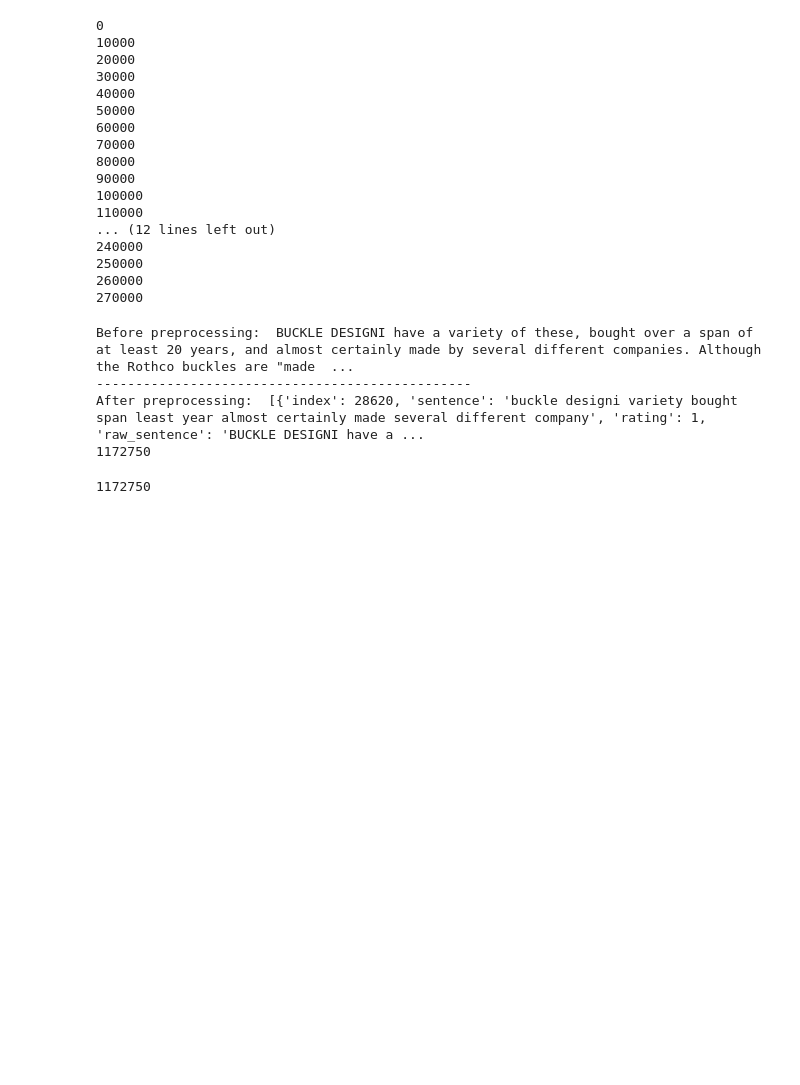
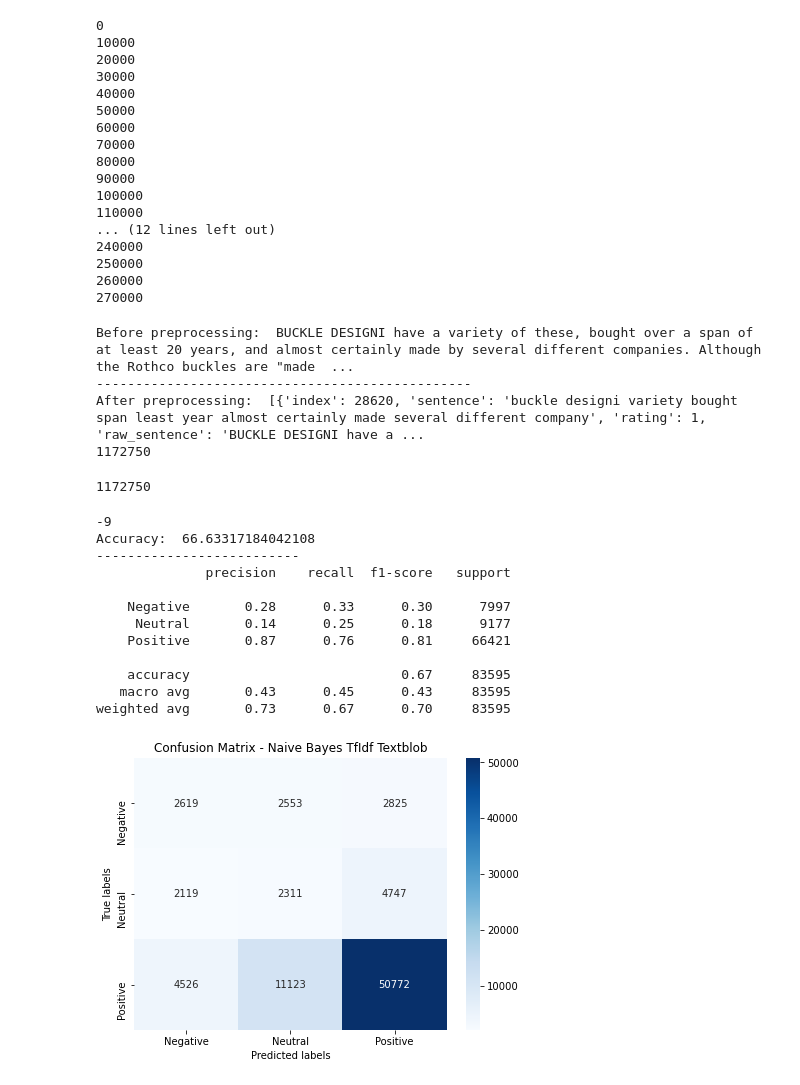
Before and after one commit to ChristosDeretzis/Sentence-Level-Sentiment-Analysis-Thesis, a Jupyter notebook: [Combined]NaiveBayes-TfIdfVectorizer-Textblob.ipynb, the cells around one changed output. Drawn from its saved outputs; the diff is of its cells as text; code cells hidden in the pictures; blank space fills up the shorter version.

```diff
--- a/[Combined]NaiveBayes-TfIdfVectorizer-Textblob.ipynb
+++ b/[Combined]NaiveBayes-TfIdfVectorizer-Textblob.ipynb
@@ -206,34 +206,48 @@ majority_scores =  scores_by_review_frame.apply(find_Max_Element)
 predicted_scores = list(majority_scores)
 
 # for each review get its actual score
 actual_scores_frame = predicted_scores_frame.groupby('review Index')['actual'].first()
 actual_scores = list(actual_scores_frame)
 
 # get all indexes
 review_indexes = predicted_scores_frame['review Index'].unique()
 
 # Calculate Accuracy
 accuracy = accuracy_score(predicted_scores, actual_scores)*100
 print("Accuracy: ", accuracy)
 print("--------------------------")
 
 # Confusion Matrix
 cm = confusion_matrix(actual_scores, predicted_scores)
 plt.figure(figsize = (7,5))
 ax = plt.subplot()
 sns.heatmap(cm, annot=True, cmap='Blues', fmt='g',ax=ax)
 ax.set_xlabel('Predicted labels')
 ax.set_ylabel('True labels')
-ax.set_title('Confusion Matrix - Naive Bayes TfIdf Vader')
+ax.set_title('Confusion Matrix - Naive Bayes TfIdf Textblob')
 ax.xaxis.set_ticklabels(['Negative', 'Neutral', 'Positive'])
 ax.yaxis.set_ticklabels(['Negative', 'Neutral', 'Positive'])
 
 # Classification Report
 my_tags = ['Negative','Neutral','Positive']
 print(classification_report(actual_scores, predicted_scores, target_names=my_tags))
 report = classification_report(actual_scores, predicted_scores, target_names=my_tags, output_dict=True);
 clsf_report = pd.DataFrame(report).transpose()
 clsf_report.to_csv('reports/NaiveBayes_TfIdf_Textblob.csv', index= True)
+# %% [output]
+-9
+Accuracy:  66.63317184042108
+--------------------------
+              precision    recall  f1-score   support
+
+    Negative       0.28      0.33      0.30      7997
+     Neutral       0.14      0.25      0.18      9177
+    Positive       0.87      0.76      0.81     66421
+
+    accuracy                           0.67     83595
+   macro avg       0.43      0.45      0.43     83595
+weighted avg       0.73      0.67      0.70     83595
+[figure, added]
 # %%
 # write indexes of false classified reviews to a txt file
 
```
Also changed, not shown: 26 other files.
